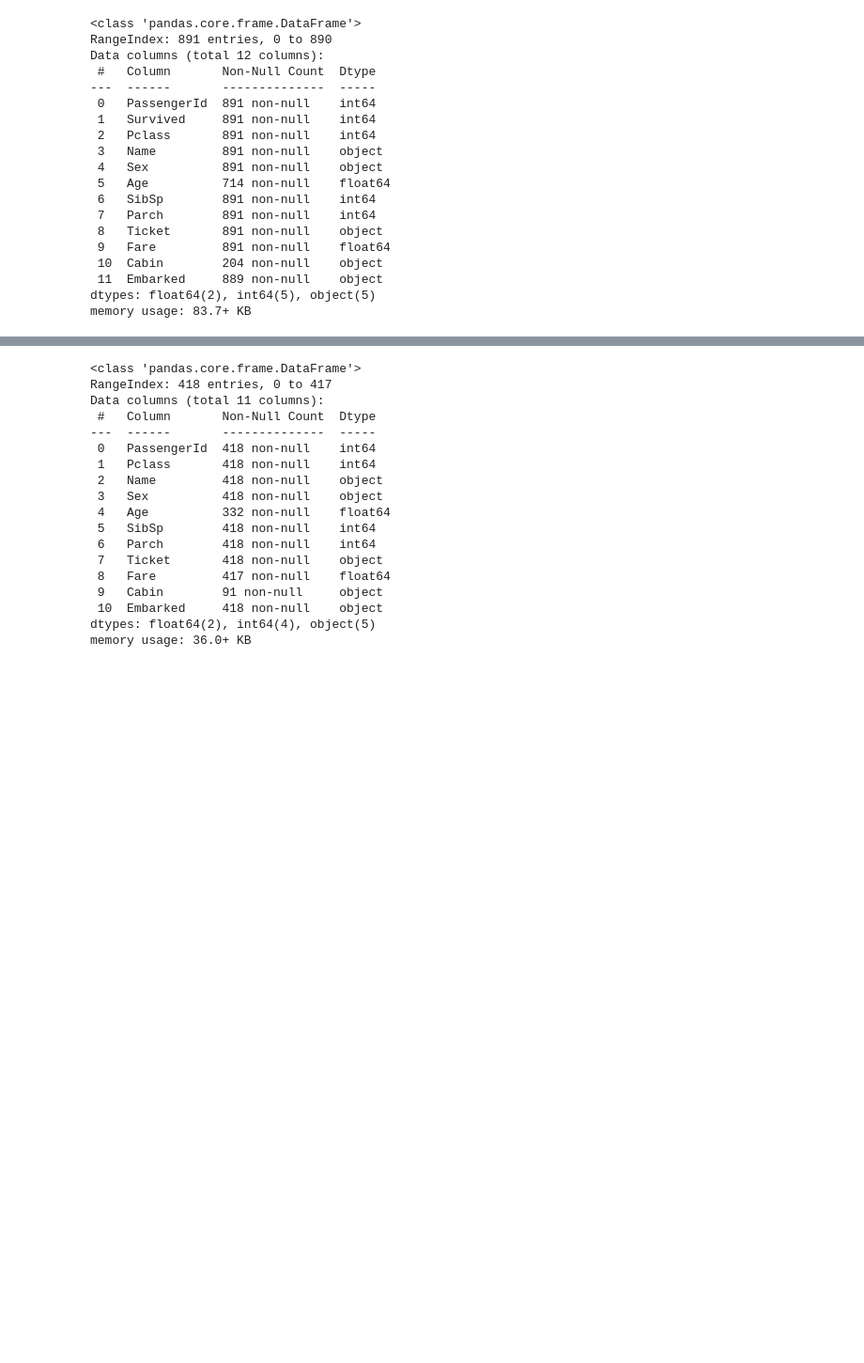
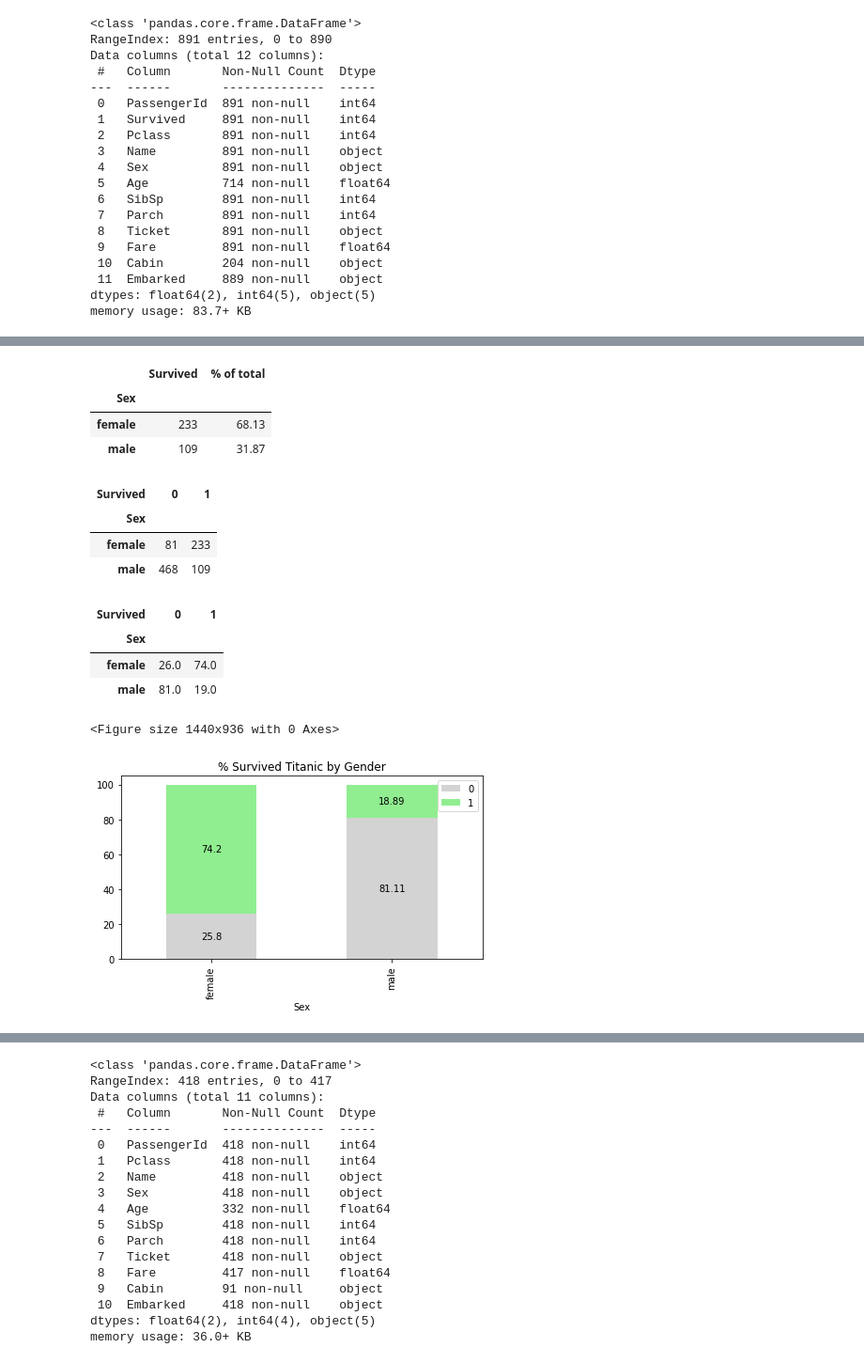
Before and after one commit to tonyhollaar/kaggle-competitions, a Jupyter notebook: titanic-machine-learning-from-disaster.ipynb, the cells around one changed output, grey strips where cells are left out. Shown at 94% size. Drawn from its saved outputs; the diff is of its cells as text; code cells hidden in the pictures; blank space fills up the shorter version.

Commit message:
Kaggle Notebook | Titanic - Machine Learning from Disaster  | Version 6

```diff
--- a/titanic-machine-learning-from-disaster.ipynb
+++ b/titanic-machine-learning-from-disaster.ipynb
@@ -107,0 +137,44 @@ memory usage: 83.7+ KB
+# %%
+df_survived = train_data[['Survived', 'Sex']].groupby('Sex').sum()
+df_survived['% of total'] = df_survived.apply(lambda x: round(x/df_survived['Survived'].sum()*100,2))
+df_survived
+# %% [output]
+|  | Survived | % of total |
+| Sex |  |  |
+| female | 233 | 68.13 |
+| male | 109 | 31.87 |
+# %%
+pd.crosstab(train_data['Sex'], train_data['Survived'])
+# %% [output]
+| Survived | 0 | 1 |
+| Sex |  |  |
+| female | 81 | 233 |
+| male | 468 | 109 |
+# %%
+pd.crosstab(train_data['Sex'], train_data['Survived'], normalize='index').round(2)*100
+# %% [output]
+| Survived | 0 | 1 |
+| Sex |  |  |
+| female | 26.0 | 74.0 |
+| male | 81.0 | 19.0 |
+# %%
+# define axis
+
+plt.figure(figsize=(20,13))
+ax = (pd.crosstab(train_data['Sex'], train_data['Survived'], normalize='index')*100)\
+.round(2).plot.bar(stacked=True,
+                   title='% Survived Titanic by Gender',
+                   color=['lightgrey', 'lightgreen'])
+
+# annotate the barchart labels in center
+ax.bar_label(ax.containers[0], label_type='center')
+ax.bar_label(ax.containers[1], label_type='center')
+
+# set the legend position
+plt.legend(loc = "upper right")
+
+# set the layout to tight
+plt.tight_layout()
+# %% [output]
+<Figure size 1440x936 with 0 Axes>
+[figure, added]
```
Also changed, not shown: parts of 9 cells of this notebook.
